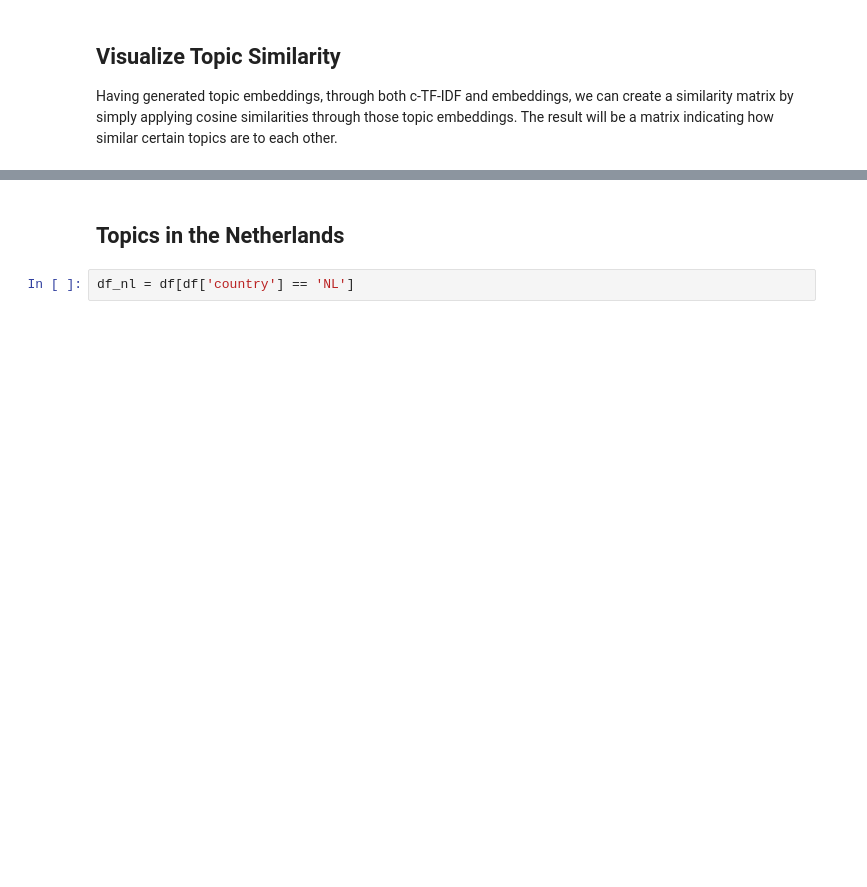
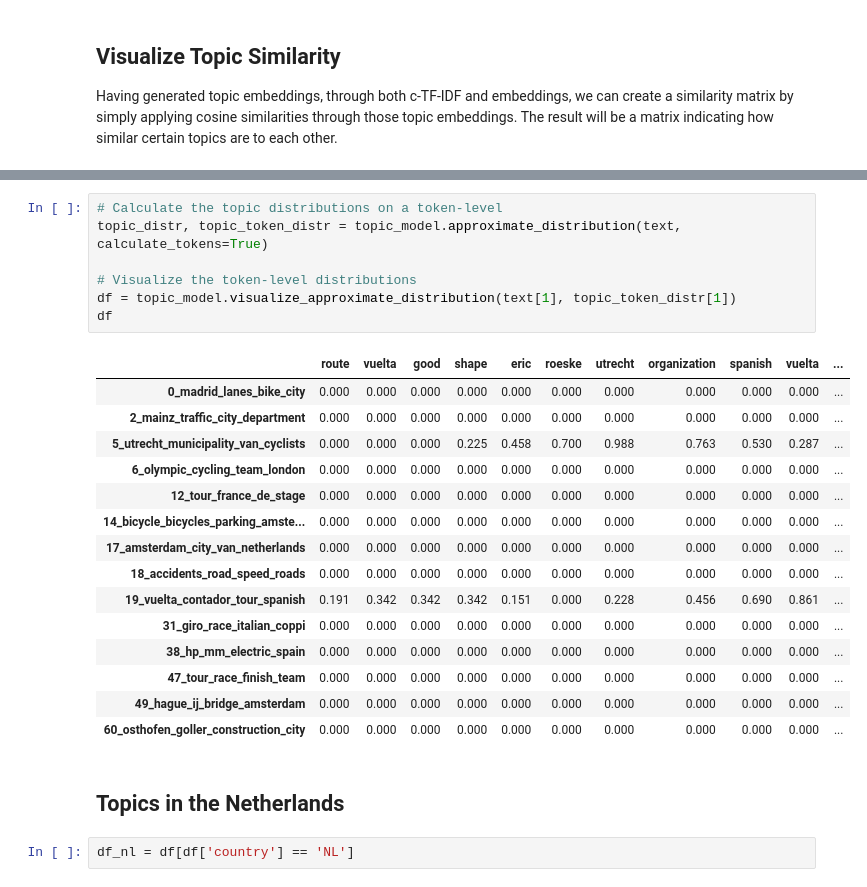
Before and after one commit to mariia-tplk/superlexis, a Jupyter notebook: BERT_Topic_Models,_basic.ipynb, the cells around one changed output, grey strips where cells are left out. Saved outputs shown, nothing was run; the diff lists cells and outputs as text; blank space fills up the shorter version.

```diff
--- a/BERT_Topic_Models,_basic.ipynb
+++ b/BERT_Topic_Models,_basic.ipynb
@@ -212,3 +214,26 @@ topic_model.visualize_heatmap(n_clusters=20, width=1000, height=1000)
+# %%
+# Calculate the topic distributions on a token-level
+topic_distr, topic_token_distr = topic_model.approximate_distribution(text, calculate_tokens=True)
+
+# Visualize the token-level distributions
+df = topic_model.visualize_approximate_distribution(text[1], topic_token_distr[1])
+df
+# %% [output]
+|  | route | vuelta | good | shape | eric | roeske | utrecht | organization | spanish | vuelta | ... |
+| 0_madrid_lanes_bike_city | 0.000 | 0.000 | 0.000 | 0.000 | 0.000 | 0.000 | 0.000 | 0.000 | 0.000 | 0.000 | ... |
+| 2_mainz_traffic_city_department | 0.000 | 0.000 | 0.000 | 0.000 | 0.000 | 0.000 | 0.000 | 0.000 | 0.000 | 0.000 | ... |
+| 5_utrecht_municipality_van_cyclists | 0.000 | 0.000 | 0.000 | 0.225 | 0.458 | 0.700 | 0.988 | 0.763 | 0.530 | 0.287 | ... |
+| 6_olympic_cycling_team_london | 0.000 | 0.000 | 0.000 | 0.000 | 0.000 | 0.000 | 0.000 | 0.000 | 0.000 | 0.000 | ... |
+| 12_tour_france_de_stage | 0.000 | 0.000 | 0.000 | 0.000 | 0.000 | 0.000 | 0.000 | 0.000 | 0.000 | 0.000 | ... |
+| 14_bicycle_bicycles_parking_amste... | 0.000 | 0.000 | 0.000 | 0.000 | 0.000 | 0.000 | 0.000 | 0.000 | 0.000 | 0.000 | ... |
+| 17_amsterdam_city_van_netherlands | 0.000 | 0.000 | 0.000 | 0.000 | 0.000 | 0.000 | 0.000 | 0.000 | 0.000 | 0.000 | ... |
+| 18_accidents_road_speed_roads | 0.000 | 0.000 | 0.000 | 0.000 | 0.000 | 0.000 | 0.000 | 0.000 | 0.000 | 0.000 | ... |
+| 19_vuelta_contador_tour_spanish | 0.191 | 0.342 | 0.342 | 0.342 | 0.151 | 0.000 | 0.228 | 0.456 | 0.690 | 0.861 | ... |
+| 31_giro_race_italian_coppi | 0.000 | 0.000 | 0.000 | 0.000 | 0.000 | 0.000 | 0.000 | 0.000 | 0.000 | 0.000 | ... |
+| 38_hp_mm_electric_spain | 0.000 | 0.000 | 0.000 | 0.000 | 0.000 | 0.000 | 0.000 | 0.000 | 0.000 | 0.000 | ... |
+| 47_tour_race_finish_team | 0.000 | 0.000 | 0.000 | 0.000 | 0.000 | 0.000 | 0.000 | 0.000 | 0.000 | 0.000 | ... |
+| 49_hague_ij_bridge_amsterdam | 0.000 | 0.000 | 0.000 | 0.000 | 0.000 | 0.000 | 0.000 | 0.000 | 0.000 | 0.000 | ... |
+| 60_osthofen_goller_construction_city | 0.000 | 0.000 | 0.000 | 0.000 | 0.000 | 0.000 | 0.000 | 0.000 | 0.000 | 0.000 | ... |
 # %% [markdown]
 ## Topics in the Netherlands
 # %%
```
Also changed, not shown: parts of 2 cells of this notebook.
